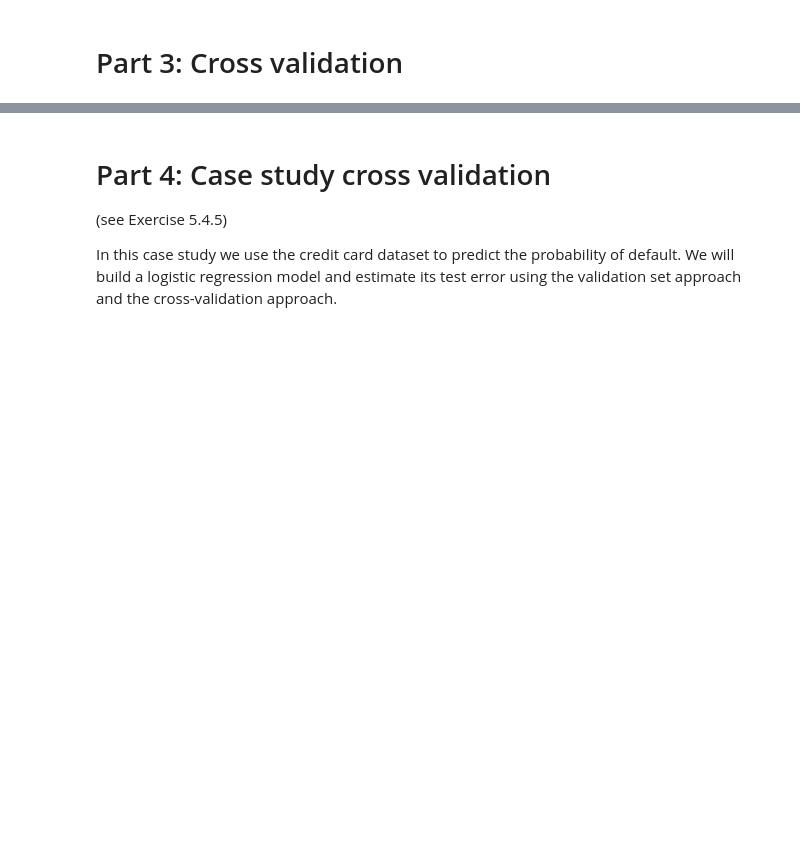
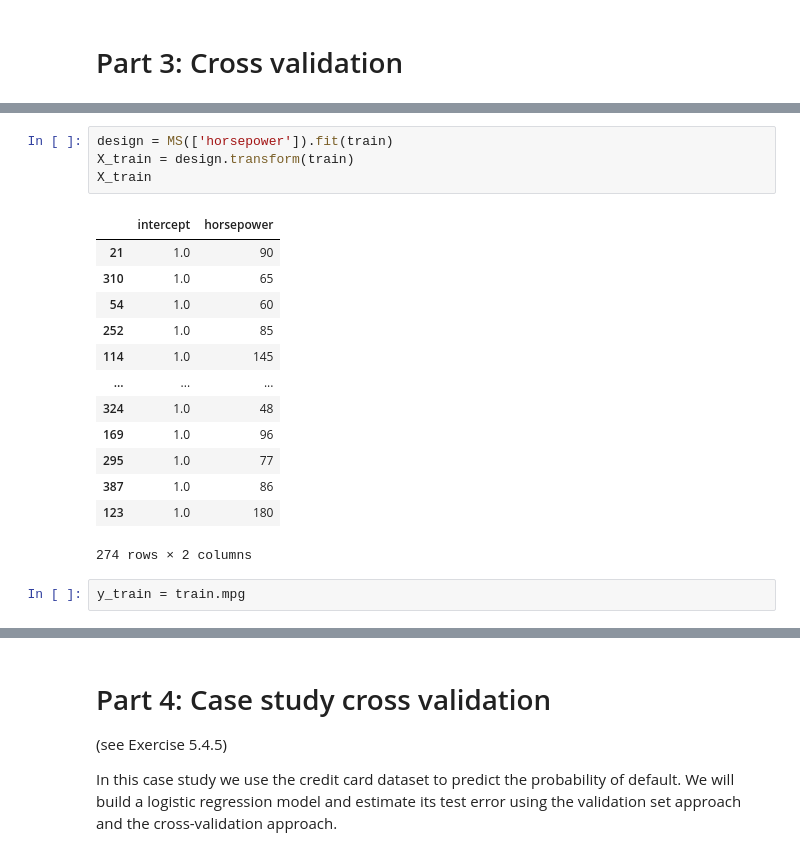
Before and after one commit to ulischlickewei/predictive_modelling_2024, a Jupyter notebook: Week08/20240515-Logistic_regression_and_cross_validation-solution.ipynb, the cells around one changed output, grey strips where cells are left out. Cells and saved outputs as stored; diff of their text form; blank space fills up the shorter version.

```diff
--- a/Week08/20240515-Logistic_regression_and_cross_validation-solution.ipynb
+++ b/Week08/20240515-Logistic_regression_and_cross_validation-solution.ipynb
@@ -378,0 +439,20 @@ accuracy
+# %%
+design = MS(['horsepower']).fit(train)
+X_train = design.transform(train)
+X_train
+# %% [output]
+|  | intercept | horsepower |
+| 21 | 1.0 | 90 |
+| 310 | 1.0 | 65 |
+| 54 | 1.0 | 60 |
+| 252 | 1.0 | 85 |
+| 114 | 1.0 | 145 |
+| ... | ... | ... |
+| 324 | 1.0 | 48 |
+| 169 | 1.0 | 96 |
+| 295 | 1.0 | 77 |
+| 387 | 1.0 | 86 |
+| 123 | 1.0 | 180 |
+274 rows × 2 columns
+# %%
+y_train = train.mpg
```
Also changed, not shown: parts of 17 cells of this notebook, 1 other file.
